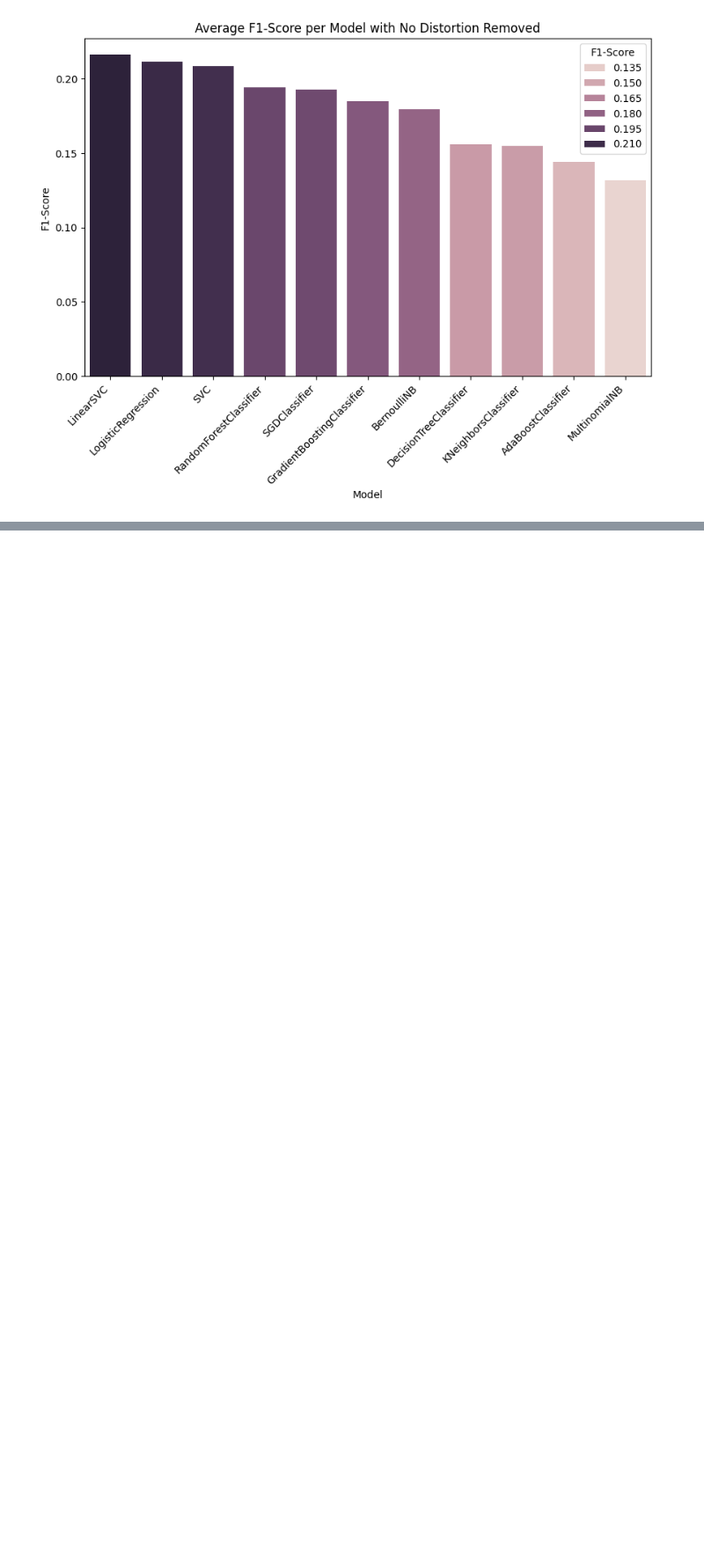
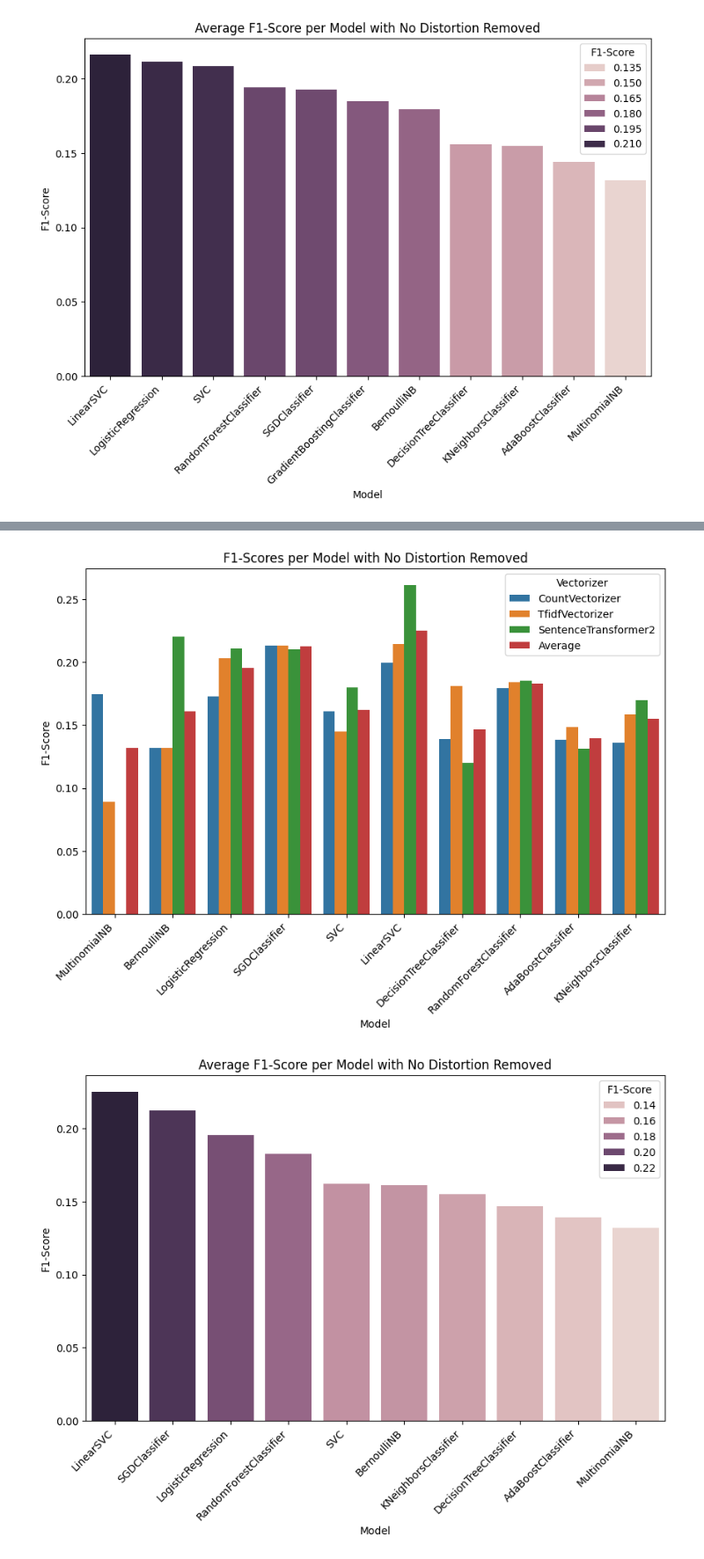
Before and after one commit to cmulholla/QUEST-Distortions, a Jupyter notebook: baseline.ipynb, the cells around one changed output, grey strips where cells are left out. Shown at 88% size. Cells and saved outputs as stored; diff of their text form; code cells hidden in the pictures; blank space fills up the shorter version.

```diff
--- a/baseline.ipynb
+++ b/baseline.ipynb
@@ -981,0 +1013,36 @@ To support symlinks on Windows, you either need to activate Developer Mode or to
+# %%
+# append the new results to the results
+results.extend(newResults)
+
+# Create a dataframe from the results
+resultsDF = pd.DataFrame(results, columns=['Vectorizer', 'Model', 'F1-Score'])
+
+# Calculate the average F1-score for each model. Don't include any results that are 0 in the average
+average_scores = resultsDF[resultsDF['F1-Score'] != 0].groupby('Model').mean()
+
+# Insert a new column with the average F1-score for each model, with the Vectorizer column set to 'Average'
+average_scores.insert(1, 'Vectorizer', 'Average')
+
+# Instead of the index being the model names, reset it to a range index and make it be a column instead named "Model"
+average_scores.rename(columns={'index': 'Model'}, inplace=True)
+average_scores.reset_index(inplace=True)
+
+# Append the average scores to the resultsDF
+resultsDF = resultsDF.append(average_scores)
+
+# Plot the updated resultsDF
+plt.figure(figsize=(10, 6))
+sns.barplot(x='Model', y='F1-Score', hue='Vectorizer', data=resultsDF)
+plt.xticks(rotation=45, ha='right')
+plt.title('F1-Scores per Model with No Distortion Removed')
+plt.show()
+
+# Sort and plot the Average F1-Score for each model
+plt.figure(figsize=(10, 6))
+sns.barplot(x='Model', y='F1-Score', hue='F1-Score', data=average_scores.sort_values('F1-Score', ascending=False))
+plt.xticks(rotation=45, ha='right')
+plt.title('Average F1-Score per Model with No Distortion Removed')
+plt.show()
+# %% [output]
+[figure, added]
+[figure, added]
```
Also changed, not shown: parts of 2 cells of this notebook, 3 other files.
